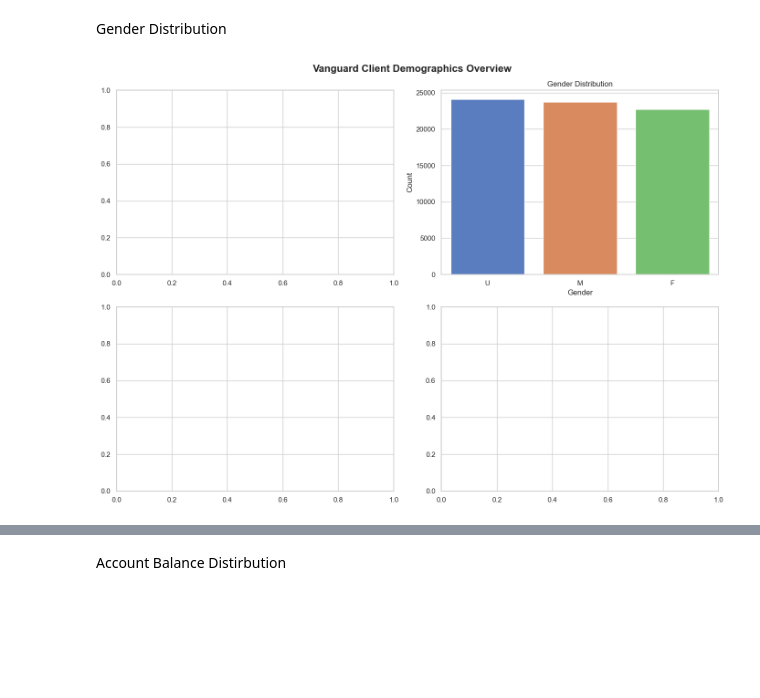
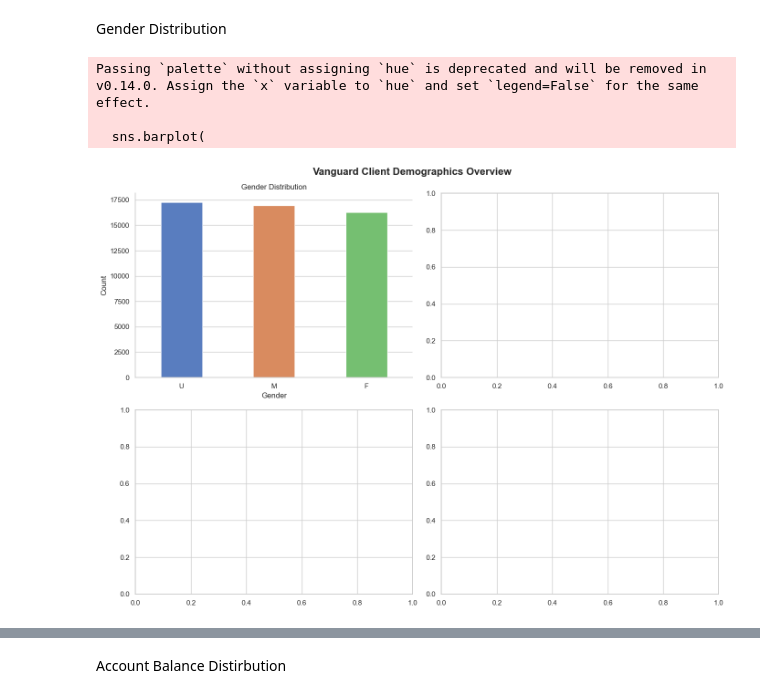
Before and after one commit to craftedbygaby/AB_testing, a Jupyter notebook: Python_script/01_eda_Demographic CB.ipynb, the cells around one changed output, grey strips where cells are left out. Cells and saved outputs as stored; diff of their text form; code cells hidden in the pictures; blank space fills up the shorter version.

```diff
--- a/Python_script/01_eda_Demographic CB.ipynb
+++ b/Python_script/01_eda_Demographic CB.ipynb
@@ -31,0 +42,12 @@ funnel: (744641, 6)
+# %%
+df_final = demo.merge(
+    exp,
+    on="client_id",
+    how="left"
+)
+
+df_final = df_final.dropna(subset=["group_test"])
+df_final = df_final.reset_index(drop=True)
+
+print(df_final.head())
+print(df_final["group_test"].value_counts())
@@ -31,0 +74,3 @@ funnel: (744641, 6)
+# %%
+
+df_final = df_final.dropna(subset=["group_test"])
@@ -32,3 +79,5 @@ funnel: (744641, 6)
+# %%
+df_final = df_final.reset_index(drop=True)
 # %% [markdown]
 Quick Confirmation
 # %%
@@ -112,25 +160,43 @@ plt.show()
 [figure]
 # %% [markdown]
 Gender Distribution
-# %%
-fig, axes = plt.subplots(2, 2, figsize=(14, 10))
-fig.suptitle("Vanguard Client Demographics Overview", fontsize=16, fontweight="bold")
-
-sns.barplot(
-    x=gender_counts.index,
-    y=gender_counts.values,
-    ax=axes[0, 1],
-    hue=gender_counts.index,
-    palette="muted",
-    legend=False
-)
-
-axes[0, 1].set_title("Gender Distribution")
-axes[0, 1].set_xlabel("Gender")
-axes[0, 1].set_ylabel("Count")
-
-plt.tight_layout()
-
-plt.show()
-# %% [output]
-[figure, removed]
+# %%
+import pandas as pd
+import matplotlib.pyplot as plt
+import seaborn as sns
+
+sns.set_theme(style="whitegrid")
+
+gender_counts = df_final["gender"].value_counts().reset_index()
+gender_counts.columns = ["gender", "count"]
+
+fig, axes = plt.subplots(2, 2, figsize=(14, 10))
+fig.suptitle("Vanguard Client Demographics Overview", fontsize=16, fontweight="bold")
+
+muted_colors = sns.color_palette("muted", len(gender_counts))
+
+sns.barplot(
+    data=gender_counts,
+    x="gender",
+    y="count",
+    ax=axes[0, 0],
+    palette=muted_colors,
+    edgecolor="white",
+    linewidth=1.0,
+    width=0.45
+)
+
+axes[0, 0].set_title("Gender Distribution")
+axes[0, 0].set_xlabel("Gender")
+axes[0, 0].set_ylabel("Count")
+
+for spine in ["top", "right"]:
+    axes[0, 0].spines[spine].set_visible(False)
+
+plt.tight_layout()
+plt.show()
+# %% [output]
+Passing `palette` without assigning `hue` is deprecated and will be removed in v0.14.0. Assign the `x` variable to `hue` and set `legend=False` for the same effect.
+
+  sns.barplot(
+[figure, added]
```
Also changed, not shown: parts of 28 cells of this notebook.
